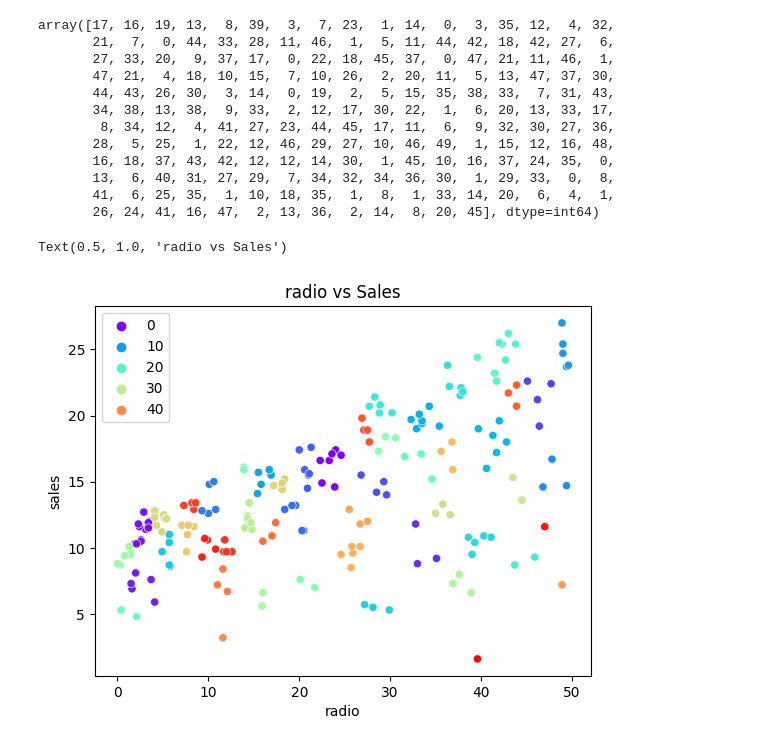
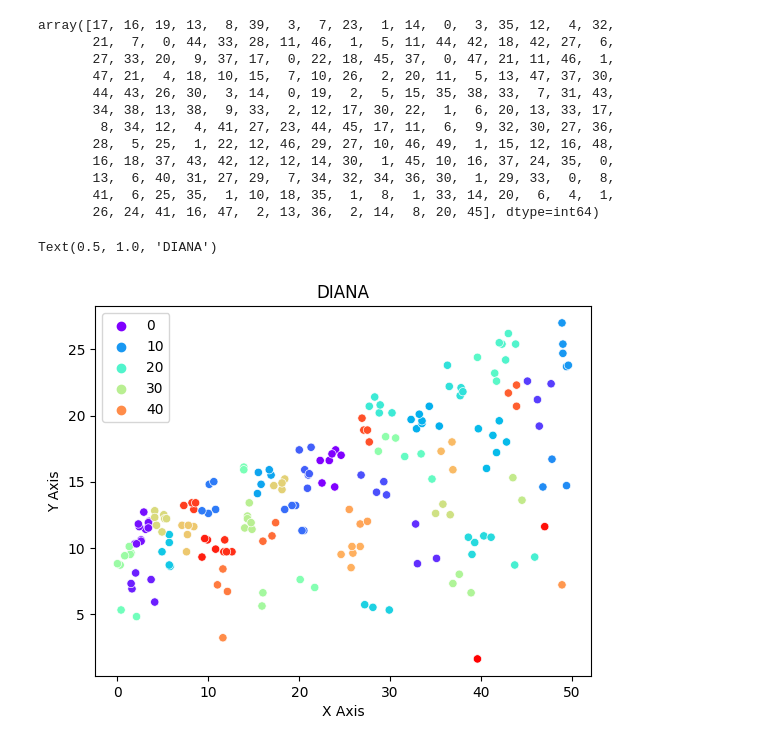
Before and after one commit to ayushjain01/ML-Lab, a Jupyter notebook: Part B/UnSupervised Learning Algorithms - Hierarchical Clustering.ipynb, the cells around one changed output. Drawn from its saved outputs; the diff is of its cells as text; code cells hidden in the pictures.

```diff
--- a/Part B/UnSupervised Learning Algorithms - Hierarchical Clustering.ipynb
+++ b/Part B/UnSupervised Learning Algorithms - Hierarchical Clustering.ipynb
@@ -110,10 +116,15 @@ array([17, 16, 19, 13,  8, 39,  3,  7, 23,  1, 14,  0,  3, 35, 12,  4, 32,
 # %%
 data_labels = clustering_model.labels_
 sns.scatterplot(x='radio',
                 y='sales',
                 data=df,
                 hue=data_labels,
-                palette="rainbow").set_title('radio vs Sales')
+                palette="rainbow")
+plt.xlabel('X Axis')
+plt.ylabel('Y Axis')
+plt.title('DIANA')
+
+#NOTE - DIFFERENT CLUSTERS HAVE SAME COLOR BECAUSE OF THE LARGE NUMBER OF CLUSTERS CHOSEN.
 # %% [output]
-Text(0.5, 1.0, 'radio vs Sales')
+Text(0.5, 1.0, 'DIANA')
-[figure, old version]
+[figure, new version]
```
Also changed, not shown: parts of 2 cells of this notebook, 1 other file.
